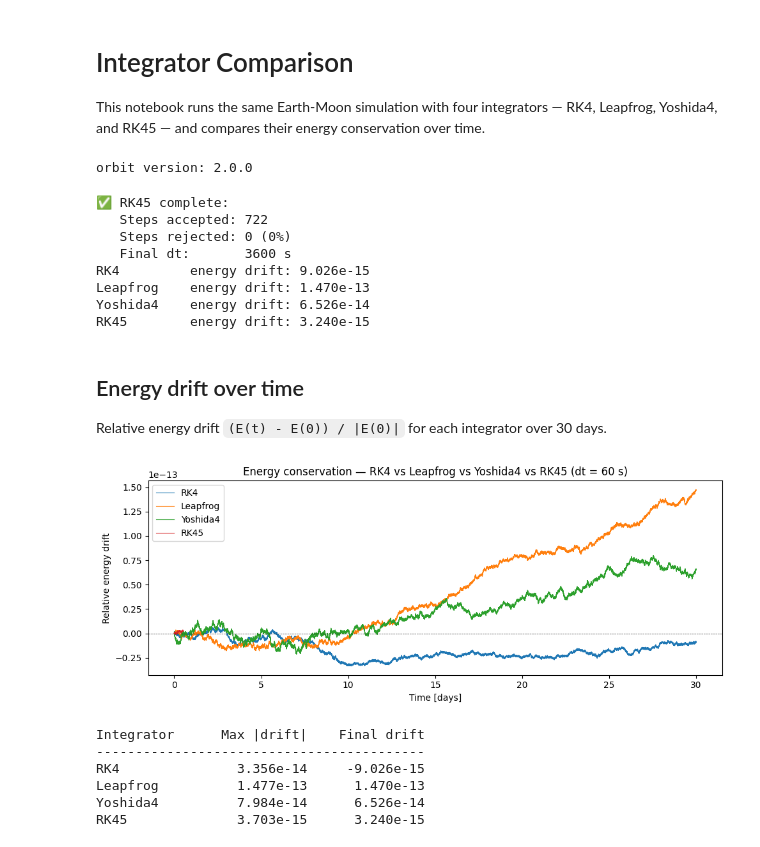
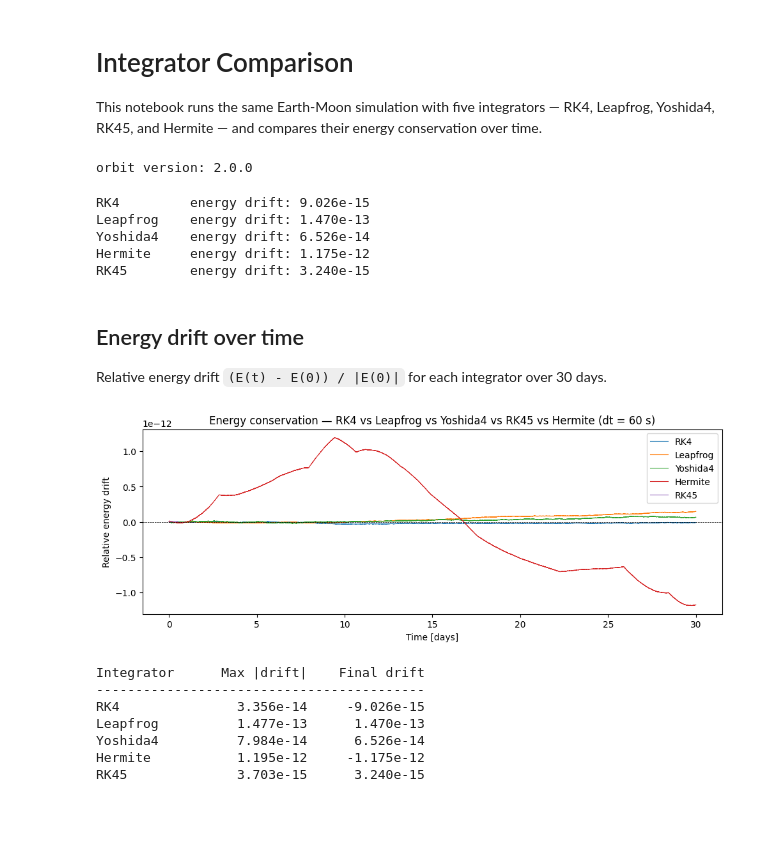
Before and after one commit to sinan-can-demir/orbital-mechanics-engine, a Jupyter notebook: examples/03_integrator_comparison.ipynb, the cells around one changed output. Drawn from its saved outputs; the diff is of its cells as text; code cells hidden in the pictures; blank space fills up the shorter version.

Commit message:
docs: add Hermite integrator to notebooks and paper, add ORCID (#32)

```diff
--- a/examples/03_integrator_comparison.ipynb
+++ b/examples/03_integrator_comparison.ipynb
@@ -1,7 +1,7 @@
 # %% [markdown]
 # Integrator Comparison
 
-This notebook runs the same Earth-Moon simulation with four integrators — RK4, Leapfrog, Yoshida4, and RK45 — and compares their energy conservation over time.
+This notebook runs the same Earth-Moon simulation with five integrators — RK4, Leapfrog, Yoshida4, RK45, and Hermite — and compares their energy conservation over time.
 # %%
 import orbit
 import numpy as np
@@ -19,6 +19,7 @@ results = {
     'RK4':      orbit.simulate('../systems/earth_moon_horizons.json', STEPS, DT, orbit.Integrator.RK4),
     'Leapfrog': orbit.simulate('../systems/earth_moon_horizons.json', STEPS, DT, orbit.Integrator.Leapfrog),
     'Yoshida4': orbit.simulate('../systems/earth_moon_horizons.json', STEPS, DT, orbit.Integrator.Yoshida4),
+    'Hermite':  orbit.simulate('../systems/earth_moon_horizons.json', STEPS, DT, orbit.Integrator.Hermite),
     'RK45': orbit.simulate_adaptive('../systems/earth_moon_horizons.json', DURATION, DT,
                                      output_interval_s=DT, dt_max=3600.0),
 
@@ -29,13 +30,10 @@ for name, r in results.items():
     drift = abs((E[-1] - E[0]) / E[0])
     print(f'{name:10s}  energy drift: {drift:.3e}')
 # %% [output]
-✅ RK45 complete:
-   Steps accepted: 722
-   Steps rejected: 0 (0%)
-   Final dt:       3600 s
 RK4         energy drift: 9.026e-15
 Leapfrog    energy drift: 1.470e-13
 Yoshida4    energy drift: 6.526e-14
+Hermite     energy drift: 1.175e-12
 RK45        energy drift: 3.240e-15
 # %% [markdown]
 ## Energy drift over time
@@ -44,21 +42,21 @@ Relative energy drift `(E(t) - E(0)) / |E(0)|` for each integrator over 30 days.
 # %%
 fig, ax = plt.subplots(figsize=(10, 4))
 
 for name, r in results.items():
     E = r.energies_numpy()
     t = np.arange(len(E)) / (24 * 60)   # steps → days
     drift = (E - E[0]) / abs(E[0])
     ax.plot(t, drift, lw=0.8, label=name)
 
 ax.axhline(0, color='k', lw=0.5, ls='--')
 ax.set_xlabel('Time [days]')
 ax.set_ylabel('Relative energy drift')
-ax.set_title('Energy conservation — RK4 vs Leapfrog vs Yoshida4 vs RK45 (dt = 60 s)')
+ax.set_title('Energy conservation — RK4 vs Leapfrog vs Yoshida4 vs RK45 vs Hermite (dt = 60 s)')
 ax.legend()
 plt.tight_layout()
 plt.show()
 # %% [output]
-[figure, old version]
+[figure, new version]
 # %%
 print(f'{"Integrator":<12} {"Max |drift|":>14} {"Final drift":>14}')
 print('-' * 42)
@@ -72,4 +70,5 @@ Integrator      Max |drift|    Final drift
 RK4               3.356e-14     -9.026e-15
 Leapfrog          1.477e-13      1.470e-13
 Yoshida4          7.984e-14      6.526e-14
+Hermite           1.195e-12     -1.175e-12
 RK45              3.703e-15      3.240e-15
```
Also changed, not shown: 4 other files.
